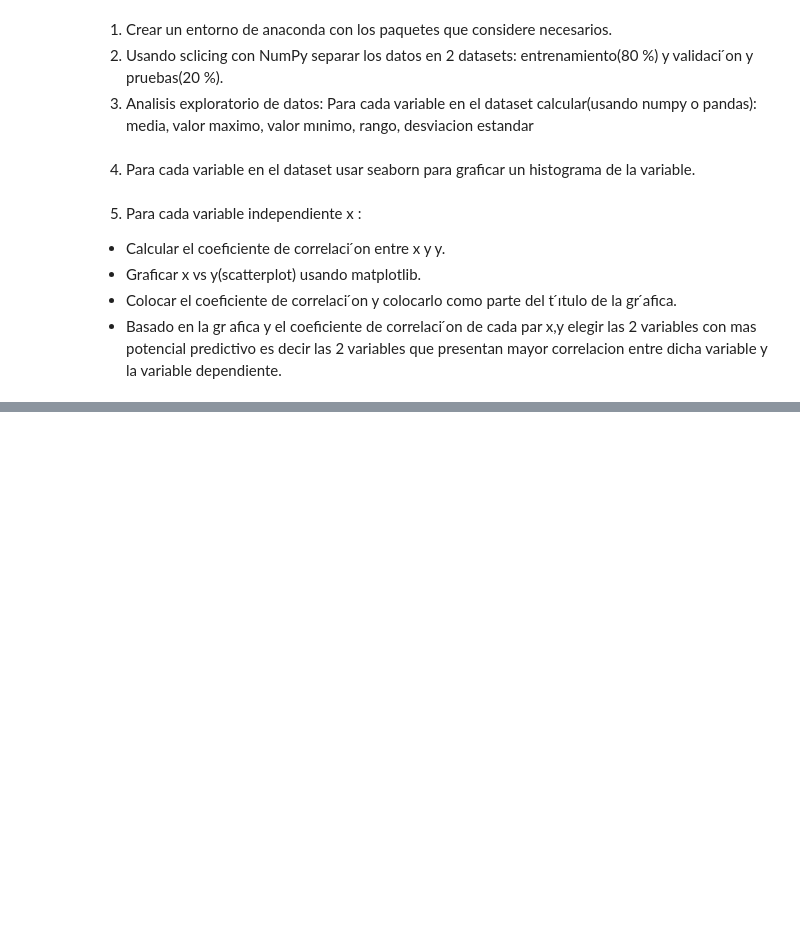
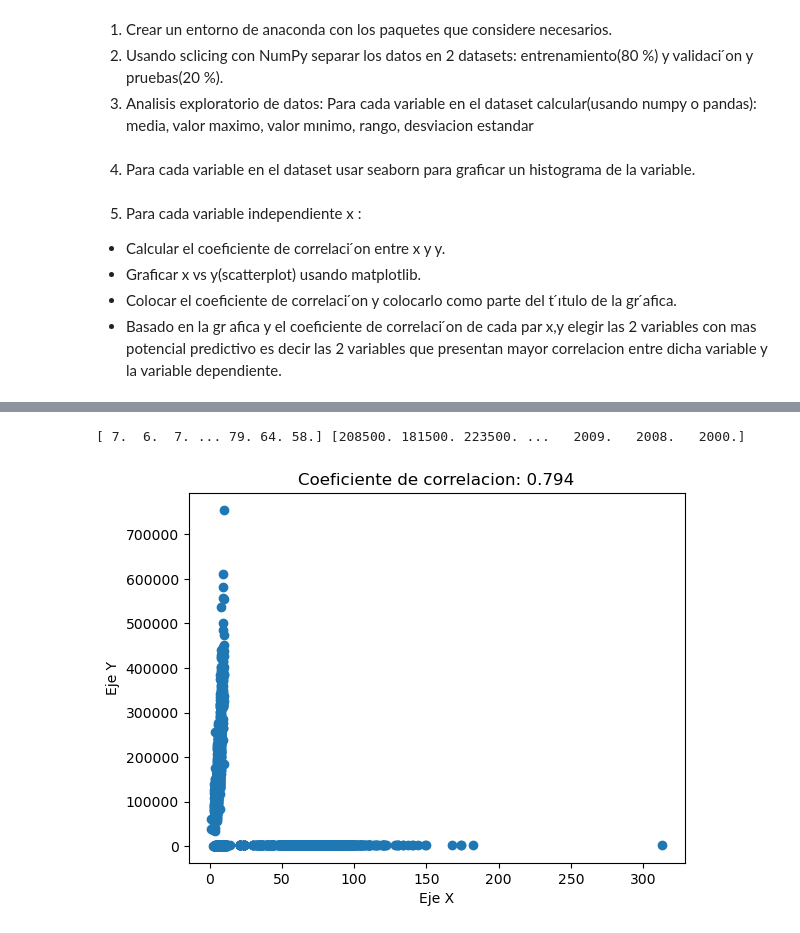
Before and after one commit to ceaf234/Proyecto1, a Jupyter notebook: Proyecto1.ipynb, the cells around one changed output, grey strips where cells are left out. Drawn from its saved outputs; the diff is of its cells as text; code cells hidden in the pictures; blank space fills up the shorter version.

```diff
--- a/Proyecto1.ipynb
+++ b/Proyecto1.ipynb
@@ -148,0 +156,66 @@ print(f'El maximo coeficiente encontrado es: {max_coefficient:.3f}')
+# %%
+import numpy as np
+import pandas as pd
+import matplotlib.pyplot as plt
+
+# Funcion que retorna el modelo lineal
+def calcular_modelo(b1,b0,x):
+    return b1*x+b0
+
+# Funcion que calcula el error cuadrático medio entre el dato original (y)y el dato generado por el modelo (y_)
+def calcular_error(y,y_):
+
+    N = y.shape[0]
+    error = np.sum((y-y_)**2)/N
+    return error
+
+# Funcion para calcular el gradiente descendente para minimizar el error cuadrático medio
+def gradiente_descendente(b1_, b0_, alpha, x, y):
+
+    N = x.shape[0]      # Cantidad de datos
+
+    # Gradientes: derivadas de la función de error con respecto
+    # a los parámetros "b1" y "b0"
+    db1 = -(2/N)*np.sum(x*(y-(b1_*x+b0_)))
+    db0 = -(2/N)*np.sum(y-(b1_*x+b0_))
+
+    # Actualizar los pesos usando la fórmula del gradiente descendente
+    b1 = b1_ - alpha*db1
+    b0 = b0_ - alpha*db0
+
+    return b1, b0
+
+b1 = np.random.randn(1)[0]
+b0 = np.random.randn(1)[0]
+
+
+# Cargar dataset a una variable
+dataset = np.load("proyecto_training_data.npy")
+
+# Separar dataset en 2 nuevos datasets 80% y 20%
+split_idx = int(len(dataset) * 0.8)
+train_data = dataset[:split_idx]
+test_data = dataset[split_idx:]
+
+# Convertir los 3 datasets a 1 y guardarlo en arrays
+training_dataframe = pd.DataFrame(train_data)
+x = np.hstack((training_dataframe[1].values, training_dataframe[3].values, training_dataframe[5].values))
+y = np.hstack((training_dataframe[0].values, training_dataframe[2].values, training_dataframe[4].values))
+print(x,y)
+
+# Calculando los coeficientes de correlacion
+coefficient = training_dataframe.corr().iloc[0, 1]
+
+# Crear grafica
+plt.scatter(x, y)
+
+# Agregar etiquetas y titulo
+plt.xlabel('Eje X')
+plt.ylabel('Eje Y')
+plt.title(f'Coeficiente de correlacion: {coefficient:.3f}')
+
+# Mostrar la grafica
+plt.show()
+# %% [output]
+[ 7.  6.  7. ... 79. 64. 58.] [208500. 181500. 223500. ...   2009.   2008.   2000.]
+[figure, added]
```
Also changed, not shown: parts of 1 cell of this notebook.
